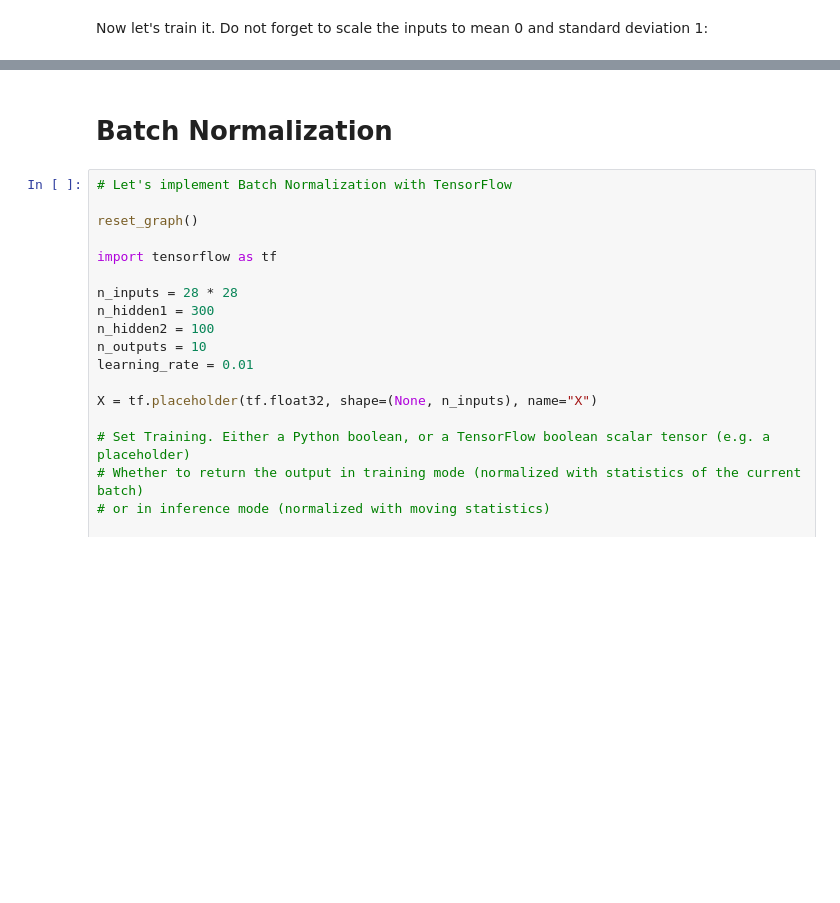
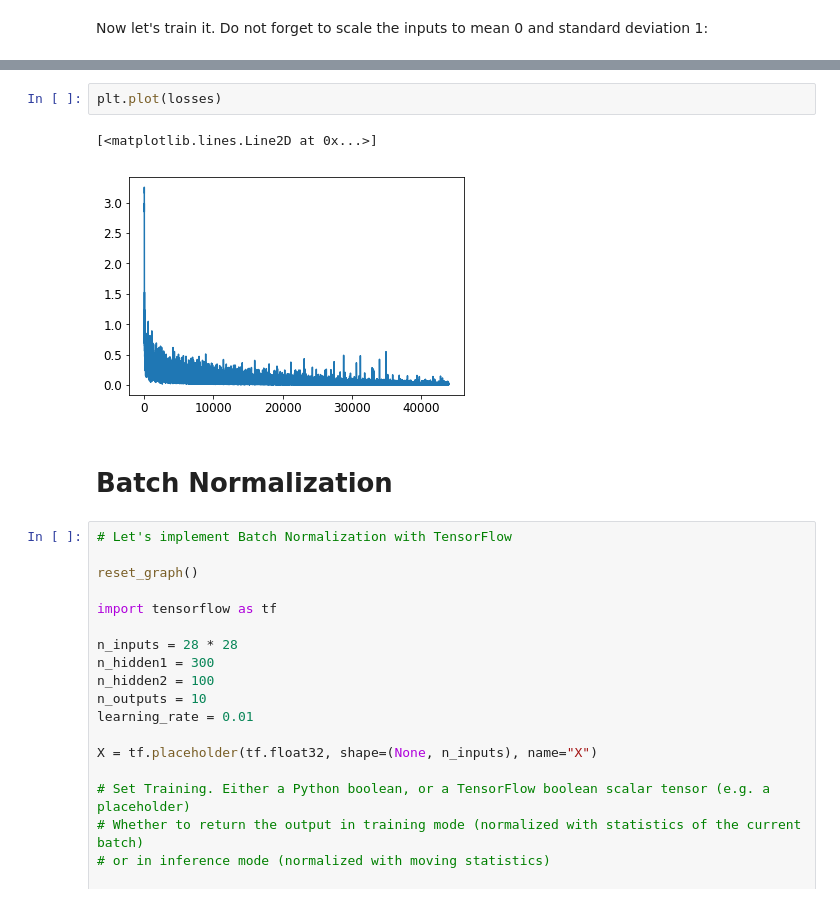
Before and after one commit to cloudxlab/ml, a Jupyter notebook: deep_learning/training_deep_neural_nets.ipynb, the cells around one changed output, grey strips where cells are left out. Cells and saved outputs as stored; diff of their text form; blank space fills up the shorter version.

```diff
--- a/deep_learning/training_deep_neural_nets.ipynb
+++ b/deep_learning/training_deep_neural_nets.ipynb
@@ -426,3 +452,8 @@ plt.show()
+# %%
+plt.plot(losses)
+# %% [output]
+[<matplotlib.lines.Line2D at 0x...>]
+[figure, added]
 # %% [markdown]
 # Batch Normalization
 # %%
```
Also changed, not shown: parts of 5 cells of this notebook.
